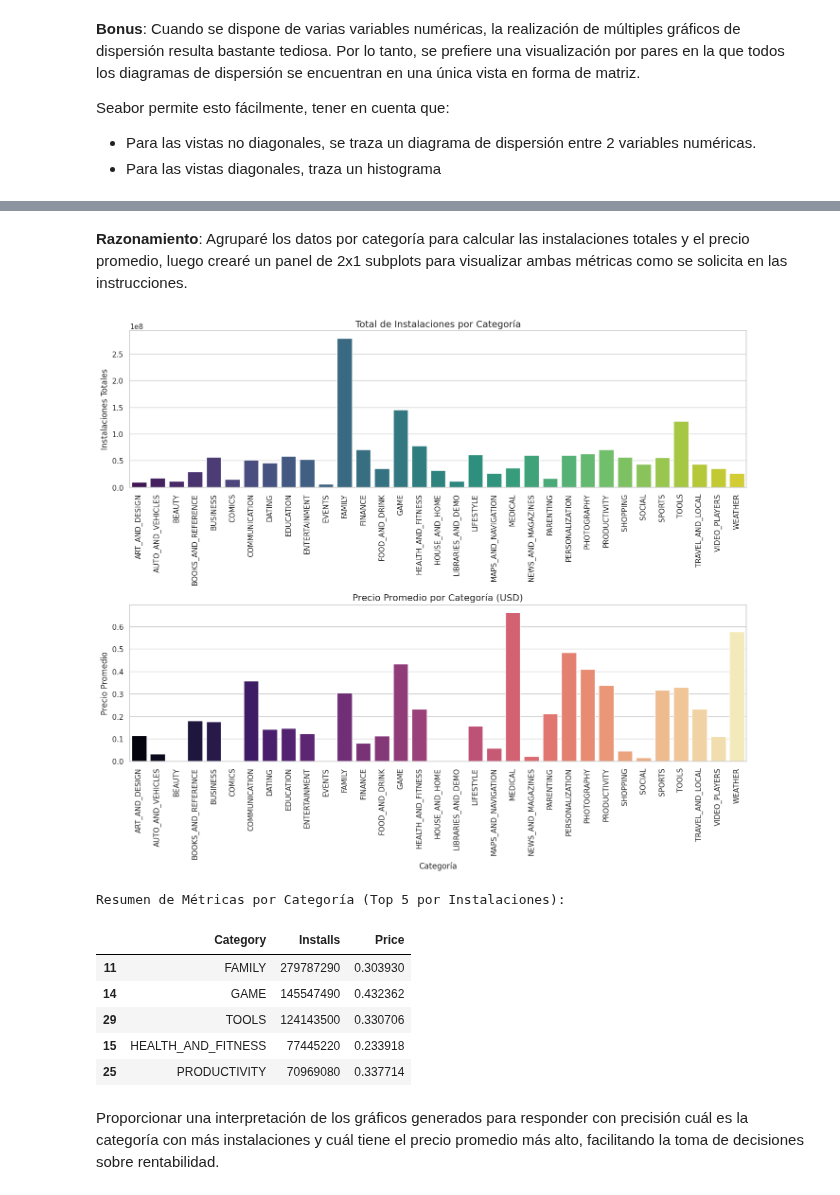
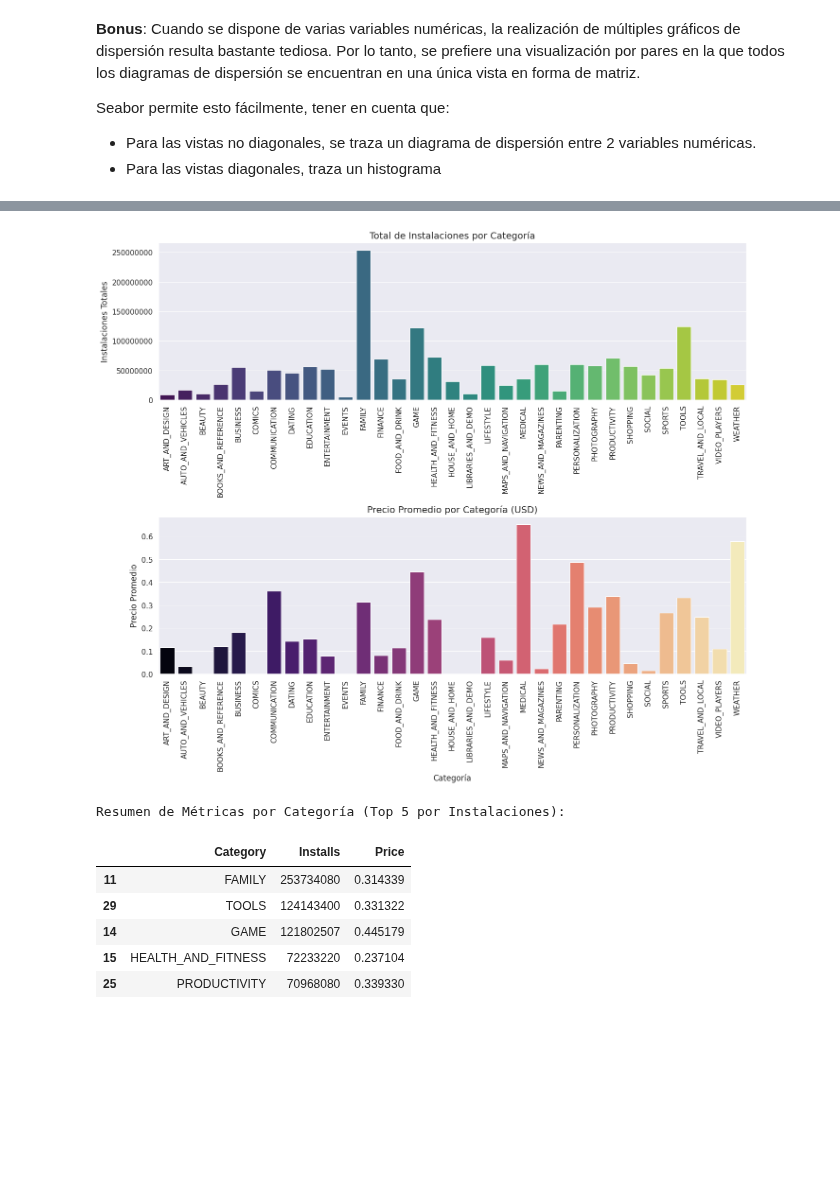
Before and after one commit to Alexander-Luna/Modulo2UIDE, a Jupyter notebook: Week1/P_1_G6.ipynb, the cells around one changed output, grey strips where cells are left out. Saved outputs shown, nothing was run; the diff lists cells and outputs as text; code cells hidden in the pictures; blank space fills up the shorter version.

```diff
--- a/Week1/P_1_G6.ipynb
+++ b/Week1/P_1_G6.ipynb
@@ -885,0 +627,17 @@ Los valores atípicos se definieron utilizando el método del Rango Intercuartí
+# %%
+# # coloca el valor del número a filtrar basado en la información del gráfico
+
+#Comentamos las lineas porque se calcularon arriba
+#min_val = # colocar valor
+#max_val = # colocar valor
+
+
+print("\n"+"+"*80)
+print(f"Datos antes de la limpieza de outliers de SIZE: {data.shape[0]}")
+
+# Filtramos los outliers con los rangos minimo y maximo
+data = data[(data.Size>=min_val) & (data.Size<=max_val)]
+
+print(f"Datos después de la limpieza de outliers de SIZE: {data.shape[0]}")
+
+print("+"*80)
@@ -1016,45 +795,62 @@ Agrupar el conjunto de datos por categoría para calcular métricas agregadas y
-# %% [markdown]
-**Razonamiento**:
-Agruparé los datos por categoría para calcular las instalaciones totales y el precio promedio, luego crearé un panel de 2x1 subplots para visualizar ambas métricas como se solicita en las instrucciones.
 # %%
-# 1. Agrupar datos por categoría y calcular métricas
+# Genera aquí el código para gráficar la relación de cantidades con las categorías
+# tanto de número total de instalaciones y precio promedio por categoría.
+
+# en este punto para relacionar más fácilmente la información de las dos partes
+# construir una figura en matplotlib con dos filas y una columna. En el lienzo 1
+# grafica el número total de instalaciones por categoría y en el lienzo 2
+# grafica el precio promedio por categoría
+
+# hint: Para crear el gráfico de dos filas y una columna usen plt.subplots
+# y luego envien cada lienzo como parámetro a la grafica de seaborn de esta manera:
+# sns.graficoausar(....., ax=axes[0])
+
+# Usen pandas para generar el conteo total de número de instalaciones y
+# promedio por categorías usando la función groupby despues gráfica esta
+# información con seaborn
+
+##### TAREA 12 #####################
+# TU CÓDIGO AQUÍ
+
+# Agrupar datos por categoría y calcular métricas
 category_metrics = data.groupby('Category').agg({
     'Installs': 'sum',
     'Price': 'mean'
 }).reset_index()
 
-# 2. Configurar la figura con 2 filas y 1 columna
+# Configurar la figura con 2 filas y 1 columna
 fig, axes = plt.subplots(2, 1, figsize=(14, 12))
 
-# 3. Primer subplot: Total de Instalaciones por Categoría
-sns.barplot(data=category_metrics, x='Category', y='Installs', ax=axes[0], palette='viridis', hue='Category', legend=False)
+# Primer subplot: Total de Instalaciones por Categoría
+plot_inst_per_cat = sns.barplot(data=category_metrics, x='Category', y='Installs', ax=axes[0], palette='viridis', hue='Category', legend=False)
+
+#Eliminamos la notación científica en el eje y del numero de las instalaciones
+plot_inst_per_cat.ticklabel_format(style='plain', axis='y')
 axes[0].set_title('Total de Instalaciones por Categoría', fontsize=14)
 axes[0].set_xlabel('')
 axes[0].set_ylabel('Instalaciones Totales')
 axes[0].tick_params(axis='x', rotation=90)
 
-# 4. Segundo subplot: Precio Promedio por Categoría
+# Segundo subplot: Precio Promedio por Categoría
 sns.barplot(data=category_metrics, x='Category', y='Price', ax=axes[1], palette='magma', hue='Category', legend=False)
 axes[1].set_title('Precio Promedio por Categoría (USD)', fontsize=14)
 axes[1].set_xlabel('Categoría')
 axes[1].set_ylabel('Precio Promedio')
 axes[1].tick_params(axis='x', rotation=90)
 
-# 5. Ajustar diseño y mostrar
+
 plt.tight_layout()
 plt.show()
 
-# Mostrar resultados numéricos clave
+# Mostrar resultados numéricos
 print('Resumen de Métricas por Categoría (Top 5 por Instalaciones):')
 display(category_metrics.sort_values(by='Installs', ascending=False).head(5))
 # %% [output]
-[figure, old version]
+[figure, new version]
 Resumen de Métricas por Categoría (Top 5 por Instalaciones):
 |  | Category | Installs | Price |
-| 11 | FAMILY | 279787290 | 0.303930 |
-| 14 | GAME | 145547490 | 0.432362 |
-| 29 | TOOLS | 124143500 | 0.330706 |
-| 15 | HEALTH_AND_FITNESS | 77445220 | 0.233918 |
-| 25 | PRODUCTIVITY | 70969080 | 0.337714 |
+| 11 | FAMILY | 253734080 | 0.314339 |
+| 29 | TOOLS | 124143400 | 0.331322 |
+| 14 | GAME | 121802507 | 0.445179 |
+| 15 | HEALTH_AND_FITNESS | 72233220 | 0.237104 |
+| 25 | PRODUCTIVITY | 70968080 | 0.339330 |
-# %% [markdown]
-Proporcionar una interpretación de los gráficos generados para responder con precisión cuál es la categoría con más instalaciones y cuál tiene el precio promedio más alto, facilitando la toma de decisiones sobre rentabilidad.
```
Also changed, not shown: parts of 97 cells of this notebook, 3 other files.
